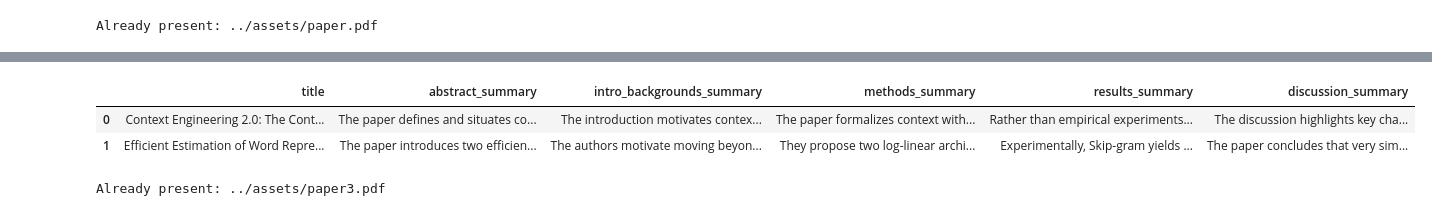
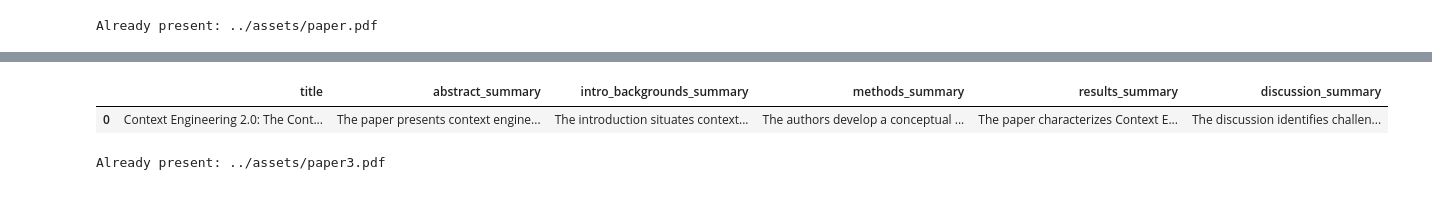
Before and after one commit to EnkrateiaLucca/oreilly-openai-agentkit, a Jupyter notebook: notebooks/1.0-paper-data-extraction.ipynb, the cells around one changed output, grey strips where cells are left out. Cells and saved outputs as stored; diff of their text form; code cells hidden in the pictures.

```diff
--- a/notebooks/1.0-paper-data-extraction.ipynb
+++ b/notebooks/1.0-paper-data-extraction.ipynb
@@ -157,13 +157,12 @@ Updated entry in 'papers_database.csv' for title='Context Engineering 2.0: The C
 # %%
 import pandas as pd
 
-df = pd.read_csv("../assets/papers_database.csv")
+df = pd.read_csv("papers_database.csv")
 
 df
 # %% [output]
 |  | title | abstract_summary | intro_backgrounds_summary | methods_summary | results_summary | discussion_summary |
-| 0 | Context Engineering 2.0: The Cont... | The paper defines and situates co... | The introduction motivates contex... | The paper formalizes context with... | Rather than empirical experiments... | The discussion highlights key cha... |
-| 1 | Efﬁcient Estimation of Word Repre... | The paper introduces two efficien... | The authors motivate moving beyon... | They propose two log-linear archi... | Experimentally, Skip-gram yields ... | The paper concludes that very sim... |
+| 0 | Context Engineering 2.0: The Cont... | The paper presents context engine... | The introduction situates context... | The authors develop a conceptual ... | The paper characterizes Context E... | The discussion identifies challen... |
 # %%
 download_pdf("https://arxiv.org/pdf/1301.3781", "../assets/paper3.pdf")
 # %% [output]
```
Also changed, not shown: parts of 7 cells of this notebook, 1 other file.
